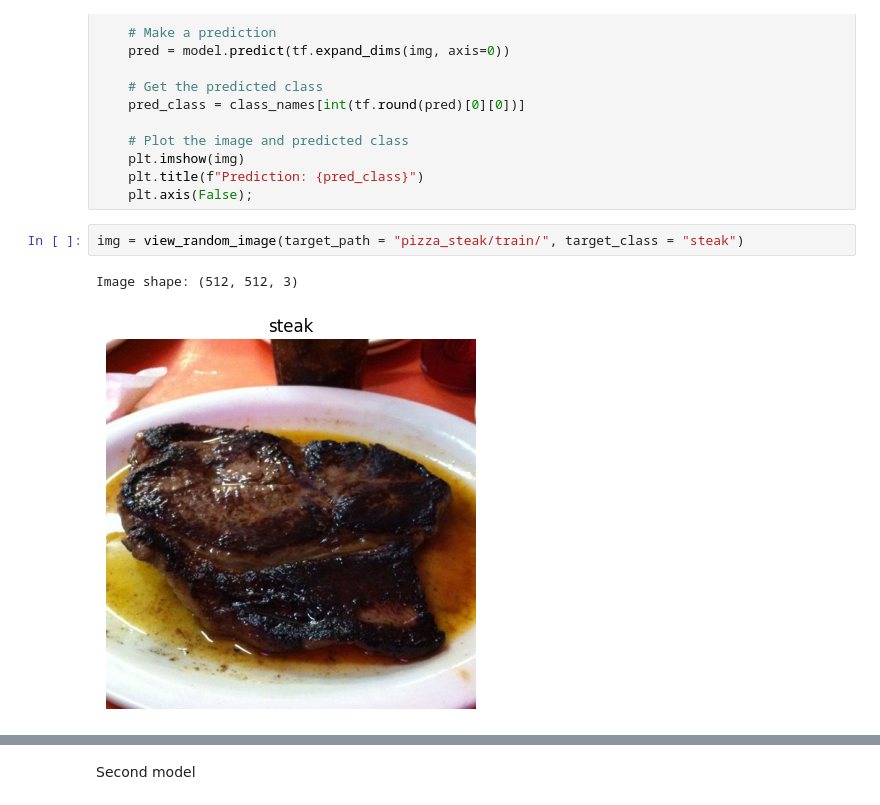
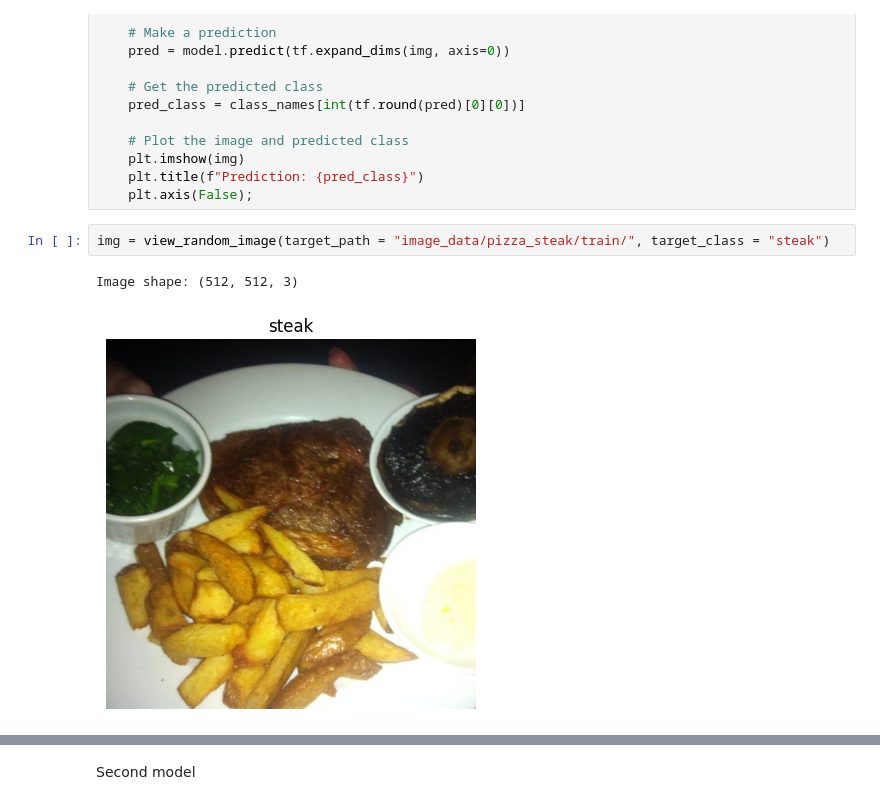
Before and after one commit to christopher192/deep-learning-tensorflow-pytorch, a Jupyter notebook: food-classification-cnn.ipynb, the cells around one changed output, grey strips where cells are left out. Drawn from its saved outputs; the diff is of its cells as text.

```diff
--- a/food-classification-cnn.ipynb
+++ b/food-classification-cnn.ipynb
@@ -89,8 +83,8 @@ def pred_and_plot(model, filename, class_names):
     plt.title(f"Prediction: {pred_class}")
     plt.axis(False);
 # %%
-img = view_random_image(target_path = "pizza_steak/train/", target_class = "steak")
+img = view_random_image(target_path = "image_data/pizza_steak/train/", target_class = "steak")
 # %% [output]
 Image shape: (512, 512, 3)
-[figure, old version]
+[figure, new version]
 # %%
```
Also changed, not shown: parts of 55 cells of this notebook, 2 other files.
